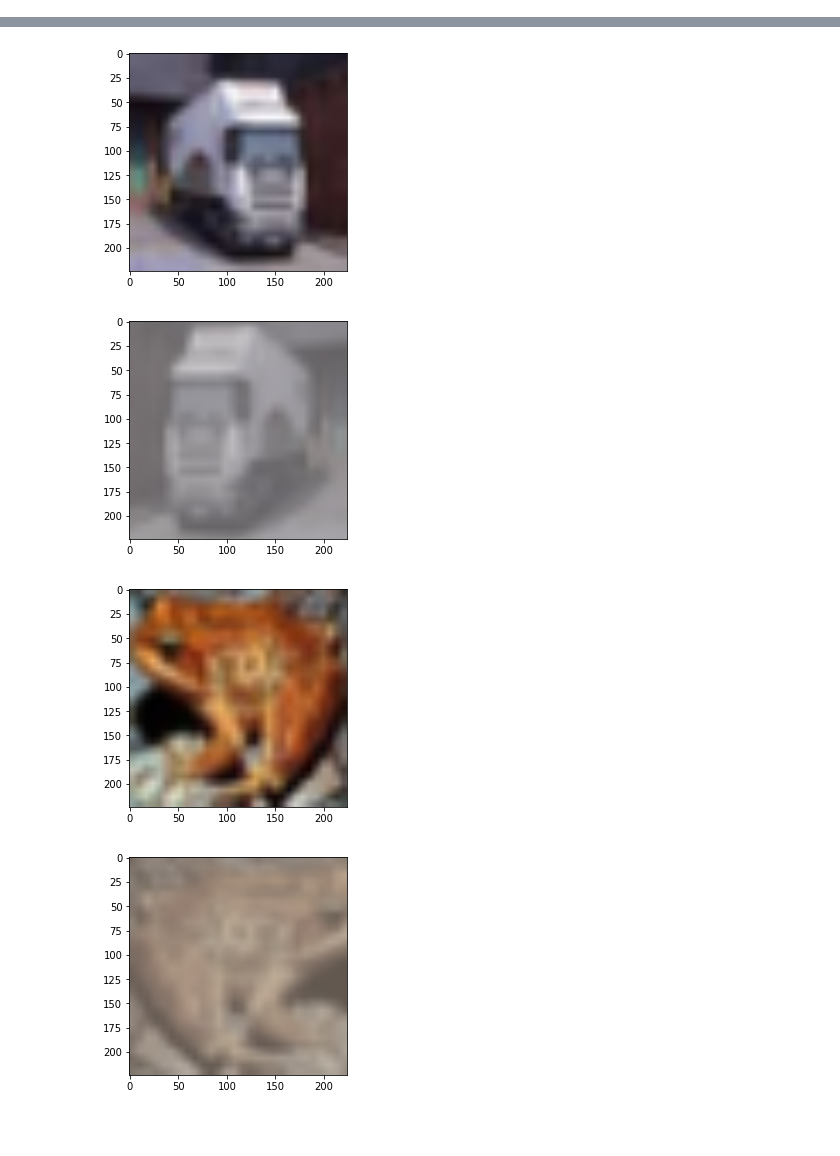
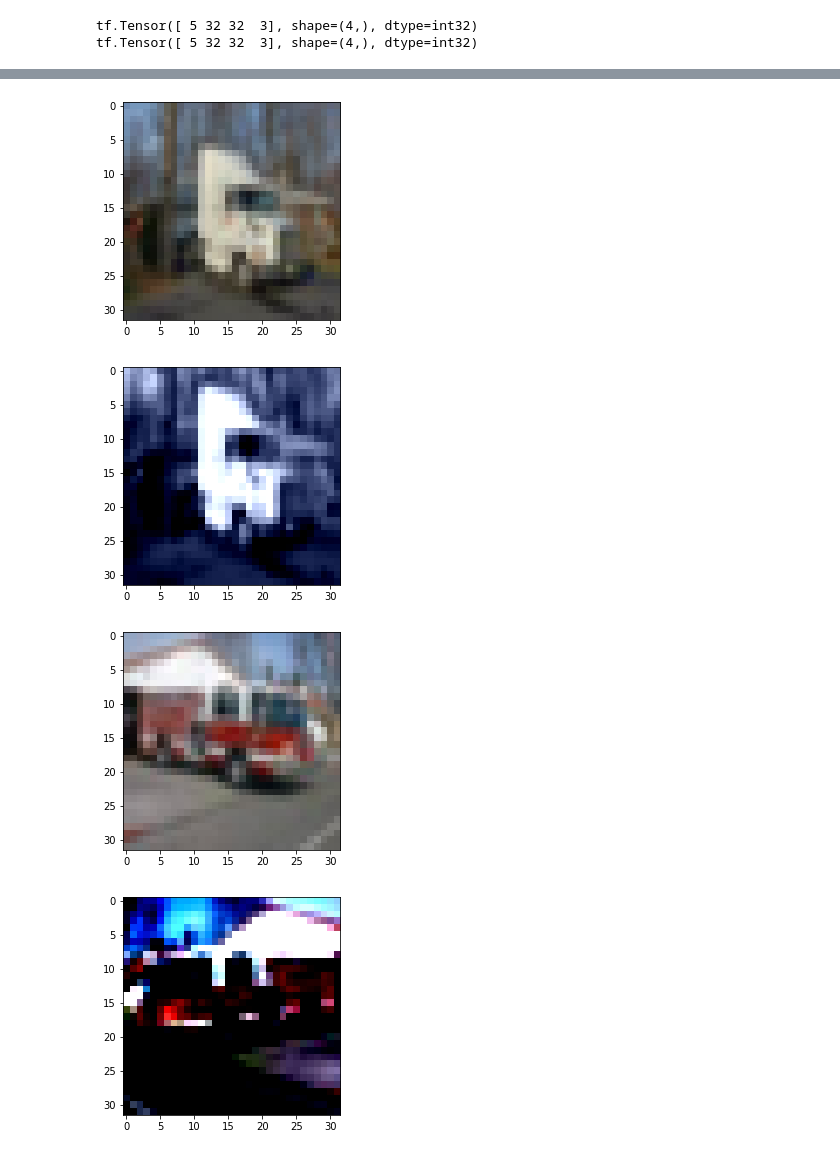
Before and after one commit to miszkur/SelfSupervisedLearning, a Jupyter notebook: experiments/augmentations_check.ipynb, the cells around one changed output, grey strips where cells are left out. Saved outputs shown, nothing was run; the diff lists cells and outputs as text; code cells hidden in the pictures; blank space fills up the shorter version.

Commit message:
Use cifar10 in the original size (32x32)

```diff
--- a/experiments/augmentations_check.ipynb
+++ b/experiments/augmentations_check.ipynb
@@ -15,11 +14,11 @@ import numpy as np
 
 
 ds, _ = get_cifar10(batch_size=5, split='train')
-layer = augm.DataAugCifar10()
+layer = augm.DataAugSmall(batch_size=5)
 
 for x in ds.take(3):
     # print(datapoint['image'])
-    aug = layer(x, training=True, batch_size=5)
+    aug = layer(x, training=True)
     # aug = tf.repeat(tf.image.rgb_to_grayscale(aug), 3, axis=-1)
     print(tf.shape(aug))
     plt.figure()
@@ -48,0 +33,2 @@ tf.Tensor([  5 224 224   3], shape=(4,), dtype=int32)
+tf.Tensor([ 5 32 32  3], shape=(4,), dtype=int32)
+tf.Tensor([ 5 32 32  3], shape=(4,), dtype=int32)
@@ -51,4 +55,4 @@ tf.Tensor([  5 224 224   3], shape=(4,), dtype=int32)
-[figure, old version]
+[figure, new version]
-[figure, old version]
+[figure, new version]
-[figure, old version]
+[figure, new version]
-[figure, old version]
+[figure, new version]
```
Also changed, not shown: parts of 2 cells of this notebook, 6 other files.
